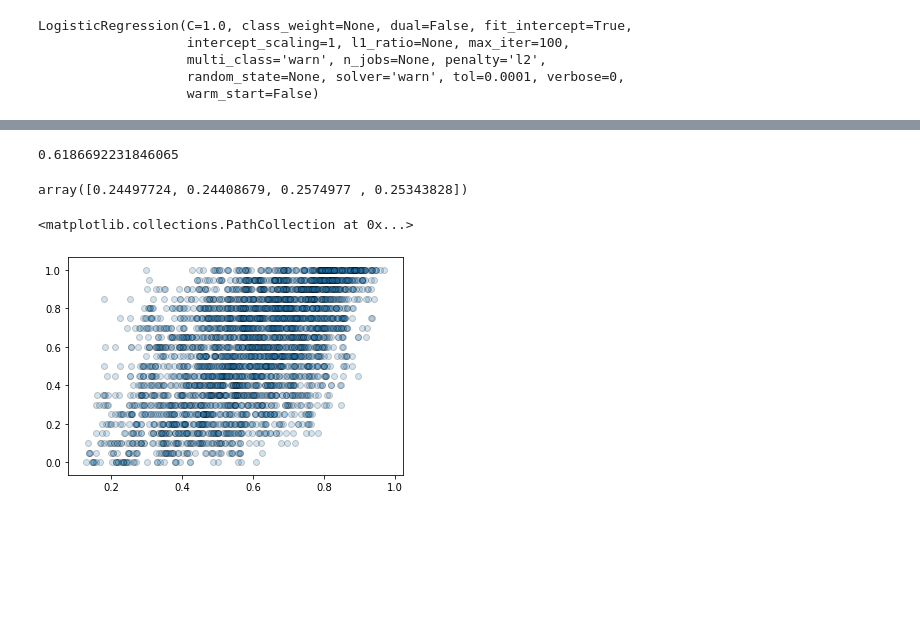
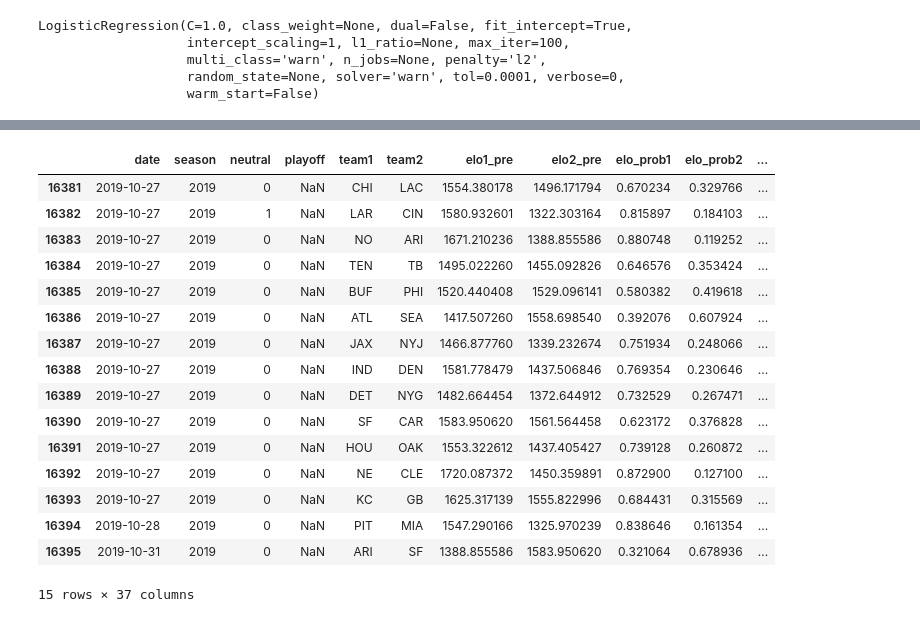
Before and after one commit to david-riser/nfl-ratings, a Jupyter notebook: notebooks/ML.ipynb, the cells around one changed output, grey strips where cells are left out. Cells and saved outputs as stored; diff of their text form; code cells hidden in the pictures; blank space fills up the shorter version.

Commit message:
Added some scraping of odds and preds
Added some scraping of odds and preds

```diff
--- a/notebooks/ML.ipynb
+++ b/notebooks/ML.ipynb
@@ -200,13 +179,0 @@ accuracy_score(y_test, y_pred[:,1].round())
-# %%
-roc_auc_score(y_test, y_pred[:,1])
-# %% [output]
-0.6186692231846065
-# %%
-model.feature_importances_
-# %% [output]
-array([0.24497724, 0.24408679, 0.2574977 , 0.25343828])
-# %%
-plt.scatter(x_test['elo_prob1'], y_pred[:,1], alpha=0.2, edgecolor='k')
-# %% [output]
-<matplotlib.collections.PathCollection at 0x...>
-[figure, removed]
@@ -212,0 +182,28 @@ plt.scatter(x_test['elo_prob1'], y_pred[:,1], alpha=0.2, edgecolor='k')
+# %%
+data = pd.read_csv(data_dir + 'historical_data.csv')
+add_elo_features(data)
+add_targets(data)
+data['date'] = pd.to_datetime(data['date'])
+today = pd.Timestamp(date.today())
+next_week = today + pd.Timedelta(1, unit='w')
+weekly_preds = data[np.logical_and(data['date'] >= today, data['date'] < next_week)]
+# %%
+weekly_preds
+# %% [output]
+|  | date | season | neutral | playoff | team1 | team2 | elo1_pre | elo2_pre | elo_prob1 | elo_prob2 | ... |
+| 16381 | 2019-10-27 | 2019 | 0 | NaN | CHI | LAC | 1554.380178 | 1496.171794 | 0.670234 | 0.329766 | ... |
+| 16382 | 2019-10-27 | 2019 | 1 | NaN | LAR | CIN | 1580.932601 | 1322.303164 | 0.815897 | 0.184103 | ... |
+| 16383 | 2019-10-27 | 2019 | 0 | NaN | NO | ARI | 1671.210236 | 1388.855586 | 0.880748 | 0.119252 | ... |
+| 16384 | 2019-10-27 | 2019 | 0 | NaN | TEN | TB | 1495.022260 | 1455.092826 | 0.646576 | 0.353424 | ... |
+| 16385 | 2019-10-27 | 2019 | 0 | NaN | BUF | PHI | 1520.440408 | 1529.096141 | 0.580382 | 0.419618 | ... |
+| 16386 | 2019-10-27 | 2019 | 0 | NaN | ATL | SEA | 1417.507260 | 1558.698540 | 0.392076 | 0.607924 | ... |
+| 16387 | 2019-10-27 | 2019 | 0 | NaN | JAX | NYJ | 1466.877760 | 1339.232674 | 0.751934 | 0.248066 | ... |
+| 16388 | 2019-10-27 | 2019 | 0 | NaN | IND | DEN | 1581.778479 | 1437.506846 | 0.769354 | 0.230646 | ... |
+| 16389 | 2019-10-27 | 2019 | 0 | NaN | DET | NYG | 1482.664454 | 1372.644912 | 0.732529 | 0.267471 | ... |
+| 16390 | 2019-10-27 | 2019 | 0 | NaN | SF | CAR | 1583.950620 | 1561.564458 | 0.623172 | 0.376828 | ... |
+| 16391 | 2019-10-27 | 2019 | 0 | NaN | HOU | OAK | 1553.322612 | 1437.405427 | 0.739128 | 0.260872 | ... |
+| 16392 | 2019-10-27 | 2019 | 0 | NaN | NE | CLE | 1720.087372 | 1450.359891 | 0.872900 | 0.127100 | ... |
+| 16393 | 2019-10-27 | 2019 | 0 | NaN | KC | GB | 1625.317139 | 1555.822996 | 0.684431 | 0.315569 | ... |
+| 16394 | 2019-10-28 | 2019 | 0 | NaN | PIT | MIA | 1547.290166 | 1325.970239 | 0.838646 | 0.161354 | ... |
+| 16395 | 2019-10-31 | 2019 | 0 | NaN | ARI | SF | 1388.855586 | 1583.950620 | 0.321064 | 0.678936 | ... |
+15 rows × 37 columns
```
Also changed, not shown: parts of 61 cells of this notebook, 2 other files.
